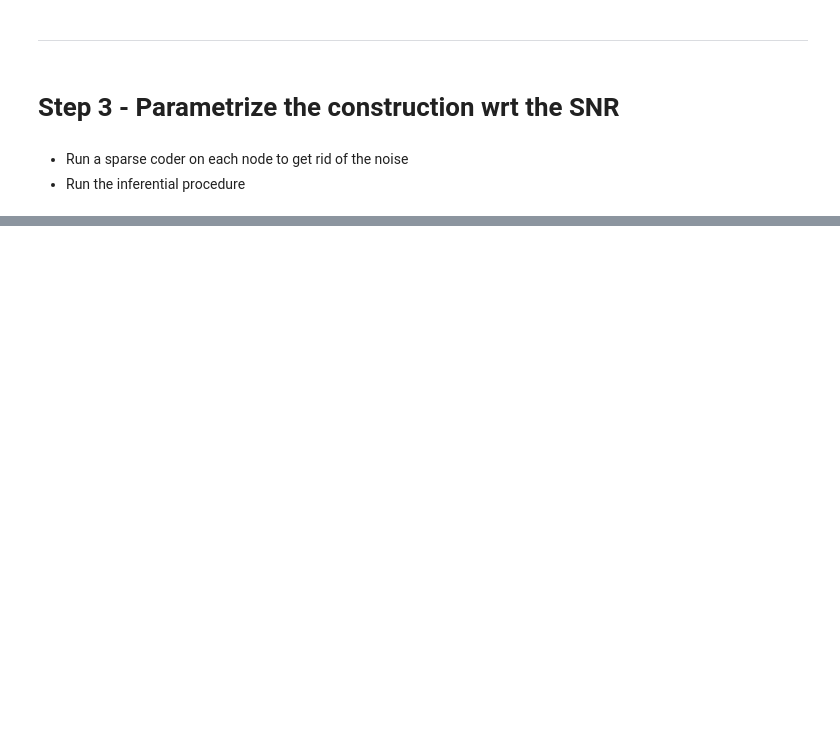
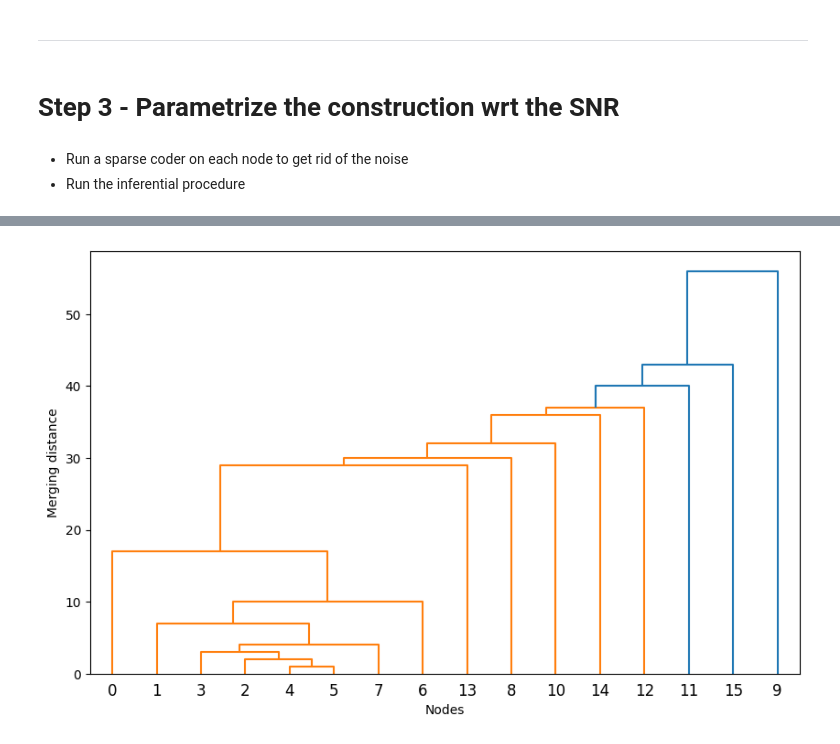
Before and after one commit to LeoDiNino97/LearningOnGraphCellularSheaves, a Jupyter notebook: ConnectionSheaf.ipynb, the cells around one changed output, grey strips where cells are left out. Drawn from its saved outputs; the diff is of its cells as text; code cells hidden in the pictures; blank space fills up the shorter version.

```diff
--- a/ConnectionSheaf.ipynb
+++ b/ConnectionSheaf.ipynb
@@ -641,0 +799,52 @@ plt.close(fig2)
+# %%
+# Datadriven alignment
+
+V = 16
+d = 64
+B = dct(np.eye(d), axis=0, norm='ortho').T
+
+dims = {
+    v: 40*(8 <= v <= 16) + 10*(v < 8) for v in range(V)
+}
+
+SS = {v: np.random.choice(d, dims[v], replace = False) for v in range(V)}
+X = SyntheticSignals(B, V, d, 42, 10, SS)
+G = DataDrivenGrassmanGraph(V, d, X, B, 42)
+G.alignment()
+# %%
+edges_without_alignment = [(edge[0][0],edge[0][1]) for edge in G.inference()['Pre']]
+
+num_points = V
+nodes = list(range(num_points))
+checks_without_alignment = []
+
+clusters = {i: [i] for i in nodes}
+linkage_matrix = []
+next_cluster_id = num_points
+
+for i, edge in enumerate(edges_without_alignment):
+    node1, node2 = edge
+
+    cluster1 = [k for k, v in clusters.items() if node1 in v][0]
+    cluster2 = [k for k, v in clusters.items() if node2 in v][0]
+
+    if cluster1 != cluster2:
+        new_cluster = clusters[cluster1] + clusters[cluster2]
+        del clusters[cluster1]
+        del clusters[cluster2]
+        clusters[next_cluster_id] = new_cluster
+        checks_without_alignment.append(i)
+
+        linkage_matrix.append([float(cluster1), float(cluster2), float(i + 1), float(len(new_cluster))])
+        next_cluster_id += 1
+
+linkage_matrix = np.array(linkage_matrix)
+
+plt.figure(figsize=(10, 6))
+dendrogram(linkage_matrix, labels=np.arange(num_points))
+plt.title("")
+plt.xlabel("Nodes")
+plt.ylabel("Merging distance")
+plt.show()
+# %% [output]
+[figure, added]
```
Also changed, not shown: parts of 44 cells of this notebook, 6 other files.
